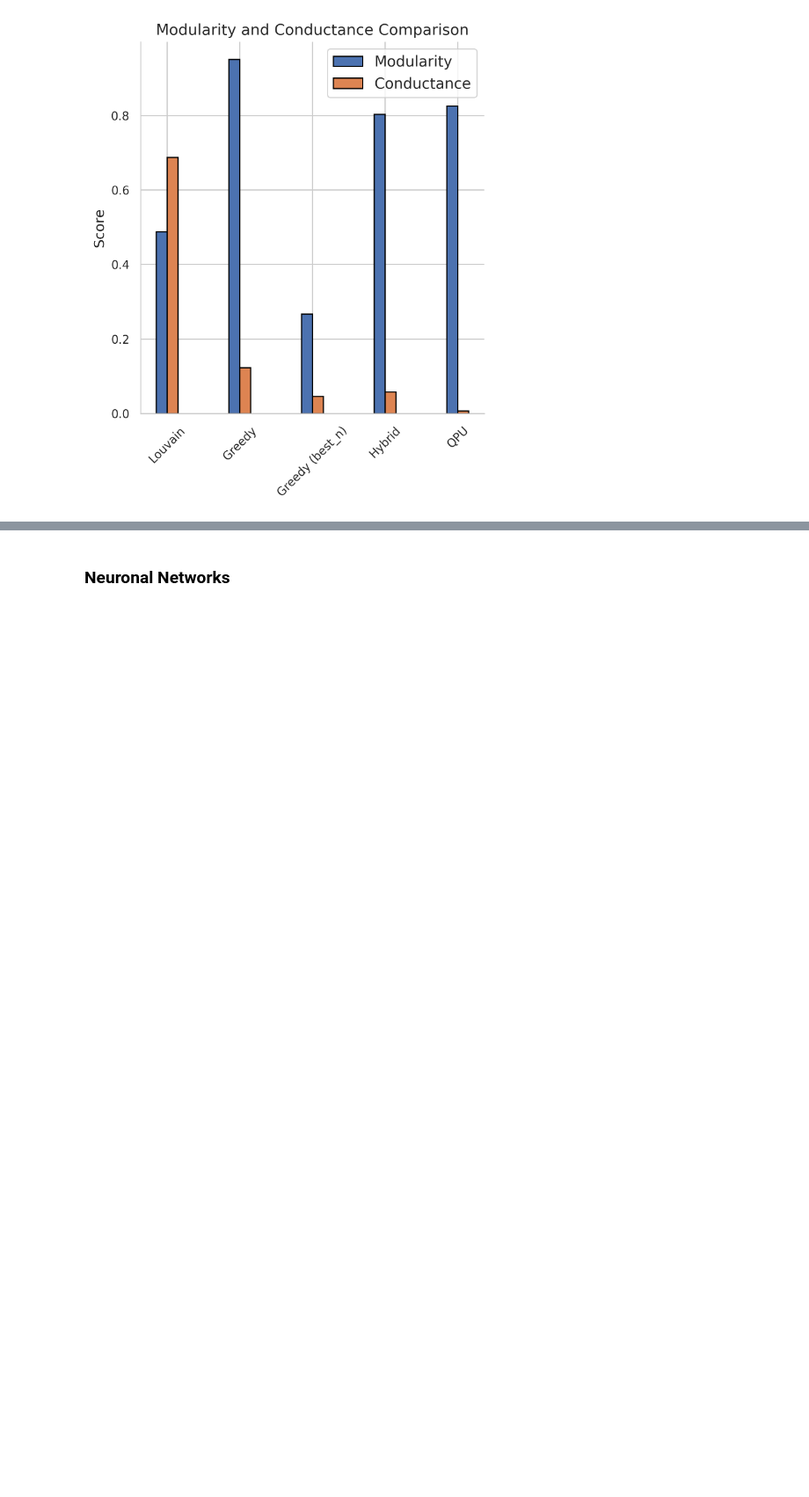
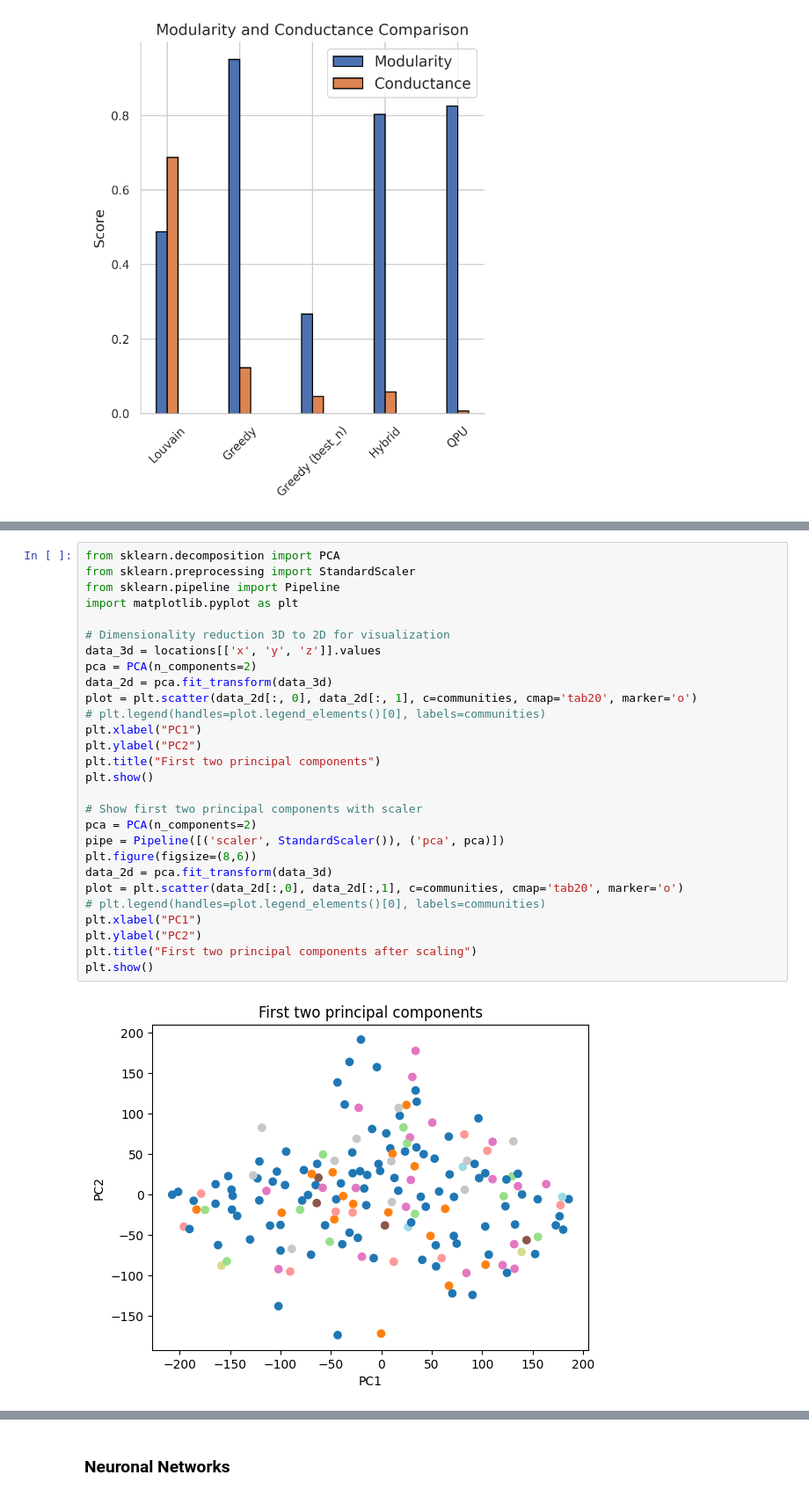
Before and after one commit to c-carolinel/jc, a Jupyter notebook: 5_comparison_figures.ipynb, the cells around one changed output, grey strips where cells are left out. Shown at 88% size. Cells and saved outputs as stored; diff of their text form; blank space fills up the shorter version.

```diff
--- a/5_comparison_figures.ipynb
+++ b/5_comparison_figures.ipynb
@@ -169,0 +224,30 @@ findfont: Font family 'Serif' not found.
+# %%
+from sklearn.decomposition import PCA
+from sklearn.preprocessing import StandardScaler
+from sklearn.pipeline import Pipeline
+import matplotlib.pyplot as plt
+
+# Dimensionality reduction 3D to 2D for visualization
+data_3d = locations[['x', 'y', 'z']].values
+pca = PCA(n_components=2)
+data_2d = pca.fit_transform(data_3d)
+plot = plt.scatter(data_2d[:, 0], data_2d[:, 1], c=communities, cmap='tab20', marker='o')
+# plt.legend(handles=plot.legend_elements()[0], labels=communities)
+plt.xlabel("PC1")
+plt.ylabel("PC2")
+plt.title("First two principal components")
+plt.show()
+
+# Show first two principal components with scaler
+pca = PCA(n_components=2)
+pipe = Pipeline([('scaler', StandardScaler()), ('pca', pca)])
+plt.figure(figsize=(8,6))
+data_2d = pca.fit_transform(data_3d)
+plot = plt.scatter(data_2d[:,0], data_2d[:,1], c=communities, cmap='tab20', marker='o')
+# plt.legend(handles=plot.legend_elements()[0], labels=communities)
+plt.xlabel("PC1")
+plt.ylabel("PC2")
+plt.title("First two principal components after scaling")
+plt.show()
+# %% [output]
+[figure, added]
```
Also changed, not shown: parts of 5 cells of this notebook, 2 other files.
